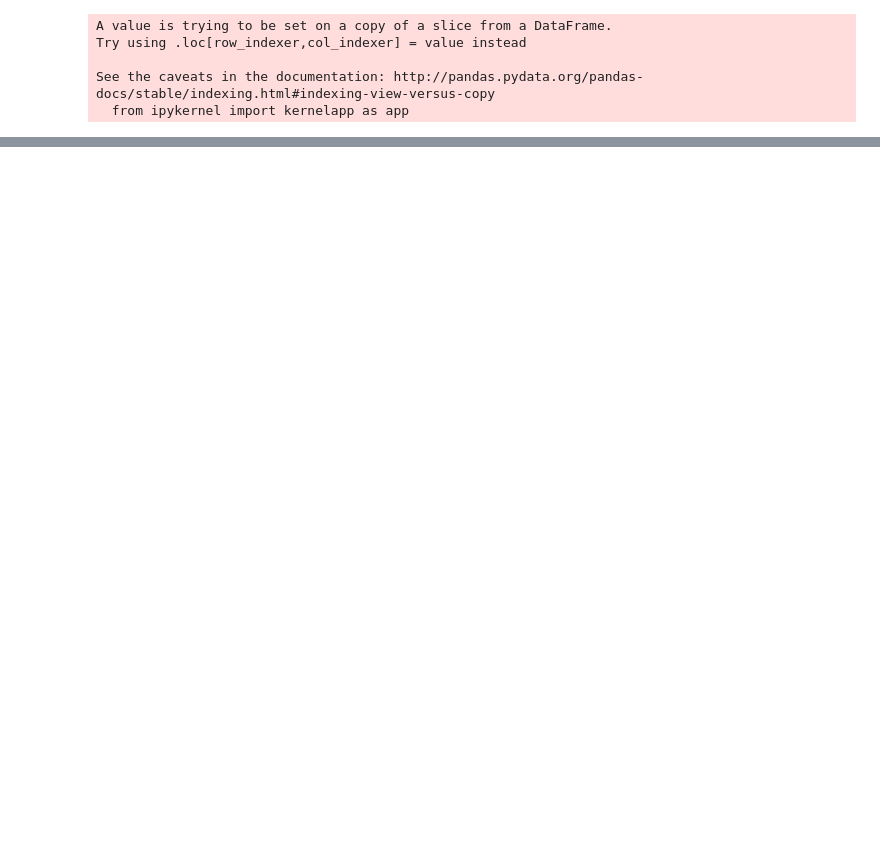
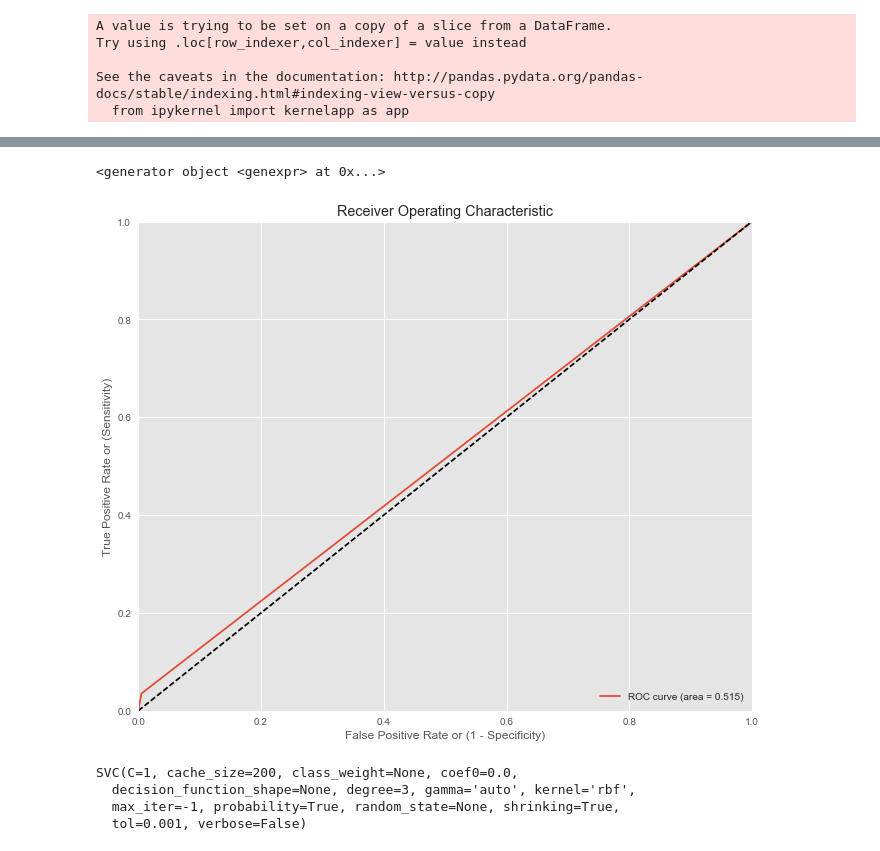
Before and after one commit to austinbrian/skeeter_patrol, a Jupyter notebook: code/Pre-Processing - Mike.ipynb, the cells around one changed output, grey strips where cells are left out. Cells and saved outputs as stored; diff of their text form; code cells hidden in the pictures; blank space fills up the shorter version.

```diff
--- a/code/Pre-Processing - Mike.ipynb
+++ b/code/Pre-Processing - Mike.ipynb
@@ -108,0 +207,7 @@ ValueError: invalid literal for float(): 2013-09-19
+# %%
+svm_params = {'C':[1.0, 1.1, 1.10, 10, 100], 'kernel': ['rbf', 'linear'], 'probability':True}
+# %%
+gsSVM = GridSearchCV(svm.SVC(), svm_params, cv=10, n_jobs=-1)
+gsSVM.fit(X_train, y_train)
+print gsSVM.best_estimator_
+print gsSVM.best_score_
@@ -108,0 +220,3 @@ ValueError: invalid literal for float(): 2013-09-19
+# %%
+clf2 = svm.SVC(C=10, kernel='rbf', probability=True)
+clf2.fit(X_train, y_train)
@@ -108,0 +232,13 @@ ValueError: invalid literal for float(): 2013-09-19
+# %%
+y_preds = clf2.predict(X_test)
+a = metrics.accuracy_score(y_test, y_preds)
+print "Accuracy on Test Set:\t\t{:0.3} ± {:0.3}".format(a.mean().round(3),
+                                                       a.std().round(3))
+# cm = confusion_matrix(y_test, predictions_cv)
+print '\nConfusion Matrix:'
+conmat = np.array(confusion_matrix(y_test, y_preds, labels=[1,0]))
+confusion = pd.DataFrame(conmat, index=['Actual 1', 'Actual 0'],
+                     columns=['Predicted 1','Predicted 0'])
+print(confusion),'\n'
+print "\nClassification Report:"
+print classification_report(y_test, y_preds)
@@ -108,0 +284,29 @@ ValueError: invalid literal for float(): 2013-09-19
+# %%
+print (i for i in y_preds_proba)
+# %% [output]
+<generator object <genexpr> at 0x...>
+# %%
+fpr, tpr, thresholds = roc_curve(y_test, y_preds)
+roc_auc = auc(fpr, tpr)
+
+# Plot ROC curve
+plt.figure(figsize=[11,9])
+plt.plot(fpr, tpr, label='ROC curve (area = %0.3f)' % roc_auc)
+plt.plot([0, 1], [0, 1], 'k--')  # random predictions curve
+plt.xlim([0.0, 1.0])
+plt.ylim([0.0, 1.0])
+plt.xlabel('False Positive Rate or (1 - Specificity)')
+plt.ylabel('True Positive Rate or (Sensitivity)')
+plt.title('Receiver Operating Characteristic')
+plt.legend(loc='lower right')
+plt.show()
+# %% [output]
+[figure, added]
+# %%
+clf3 = svm.SVC(C=1, kernel='rbf', probability=True)
+clf3.fit(X_train, y_train)
+# %% [output]
+SVC(C=1, cache_size=200, class_weight=None, coef0=0.0,
+  decision_function_shape=None, degree=3, gamma='auto', kernel='rbf',
+  max_iter=-1, probability=True, random_state=None, shrinking=True,
+  tol=0.001, verbose=False)
```
Also changed, not shown: parts of 45 cells of this notebook, 9 other files.
